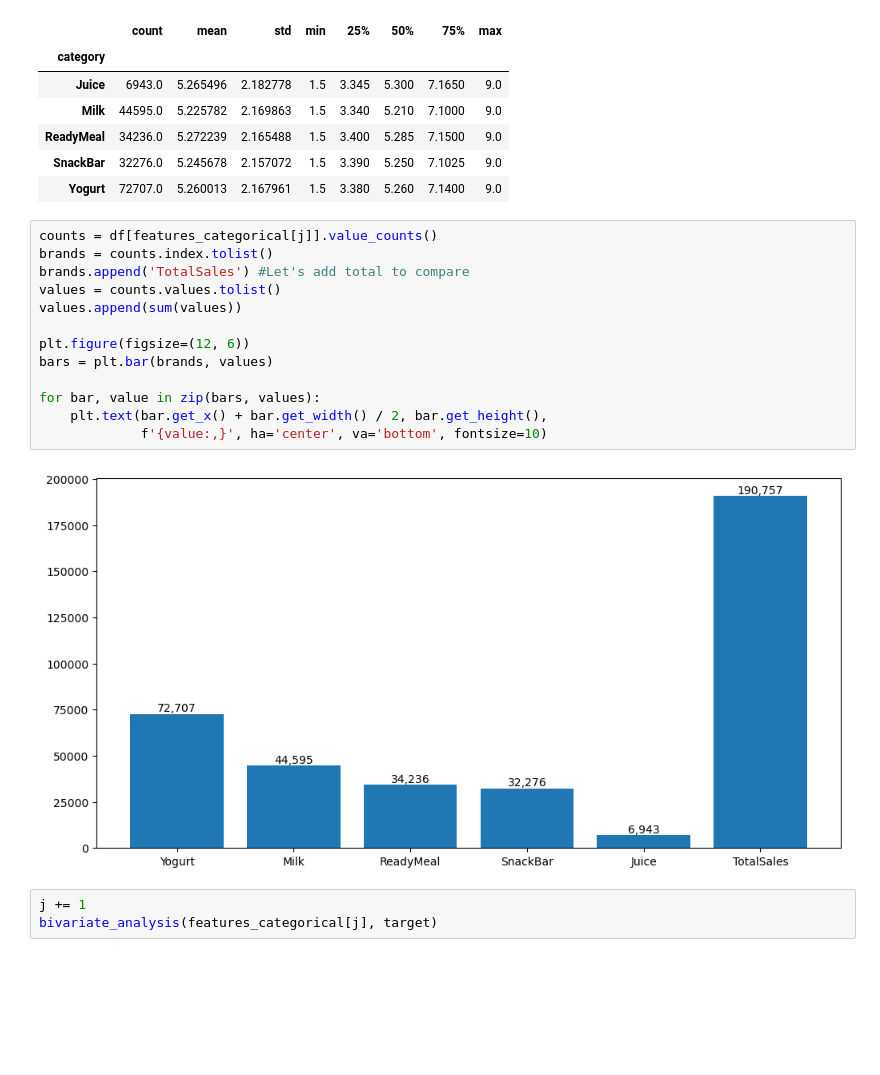
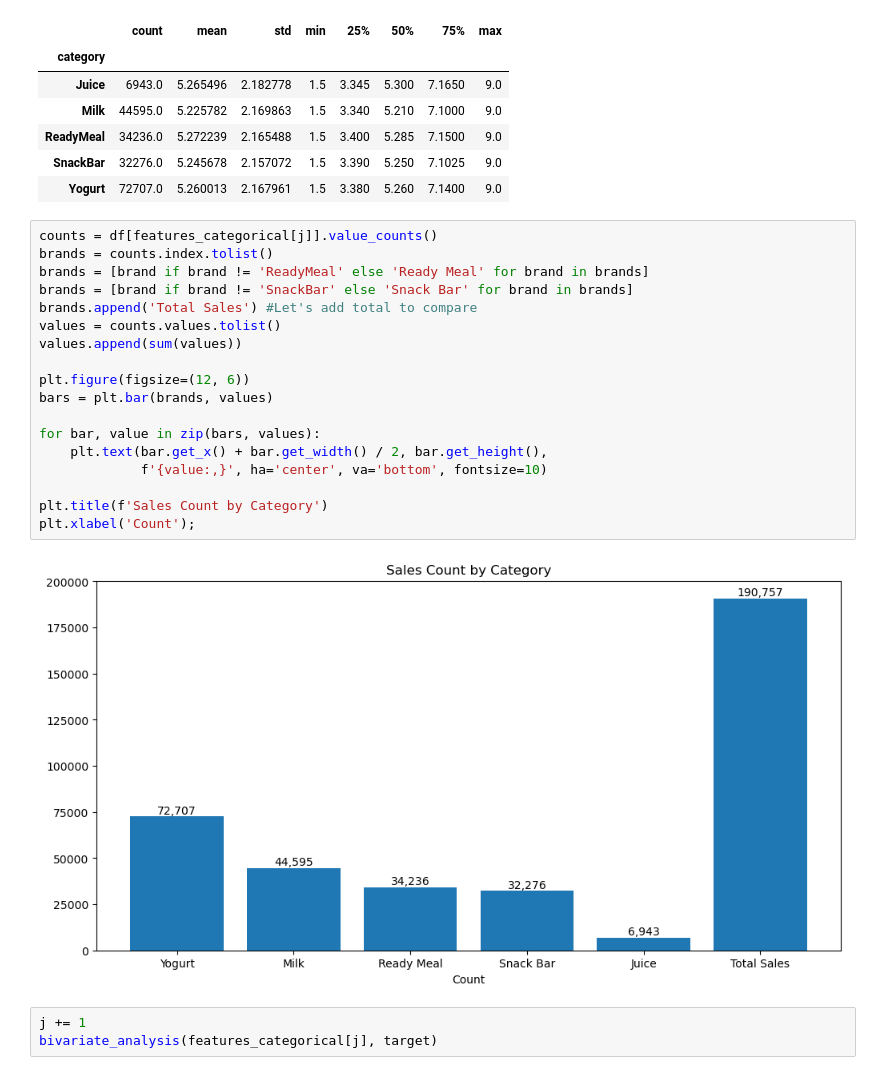
Before and after one commit to bwolff26/dairy_sales, a Jupyter notebook: code/ceda_i.ipynb, the cells around one changed output. Cells and saved outputs as stored; diff of their text form; blank space fills up the shorter version.

Commit message:
Demo ready

```diff
--- a/code/ceda_i.ipynb
+++ b/code/ceda_i.ipynb
@@ -654,18 +664,23 @@ Recall that category has 5 categories.
 # %%
 counts = df[features_categorical[j]].value_counts()
 brands = counts.index.tolist()
-brands.append('TotalSales') #Let's add total to compare
+brands = [brand if brand != 'ReadyMeal' else 'Ready Meal' for brand in brands]
+brands = [brand if brand != 'SnackBar' else 'Snack Bar' for brand in brands]
+brands.append('Total Sales') #Let's add total to compare
 values = counts.values.tolist()
 values.append(sum(values))
 
 plt.figure(figsize=(12, 6))
 bars = plt.bar(brands, values)
 
 for bar, value in zip(bars, values):
     plt.text(bar.get_x() + bar.get_width() / 2, bar.get_height(),
              f'{value:,}', ha='center', va='bottom', fontsize=10)
+
+plt.title(f'Sales Count by Category')
+plt.xlabel('Count');
 # %% [output]
-[figure, old version]
+[figure, new version]
 # %%
 j += 1
 bivariate_analysis(features_categorical[j], target)
```
Also changed, not shown: parts of 20 cells of this notebook, 2 other files.
